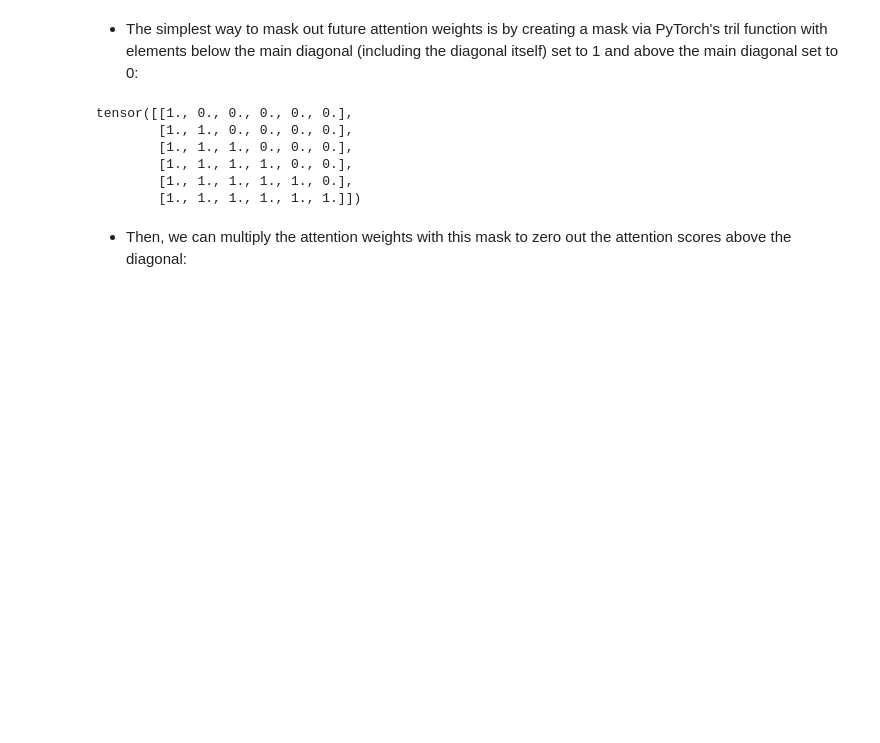
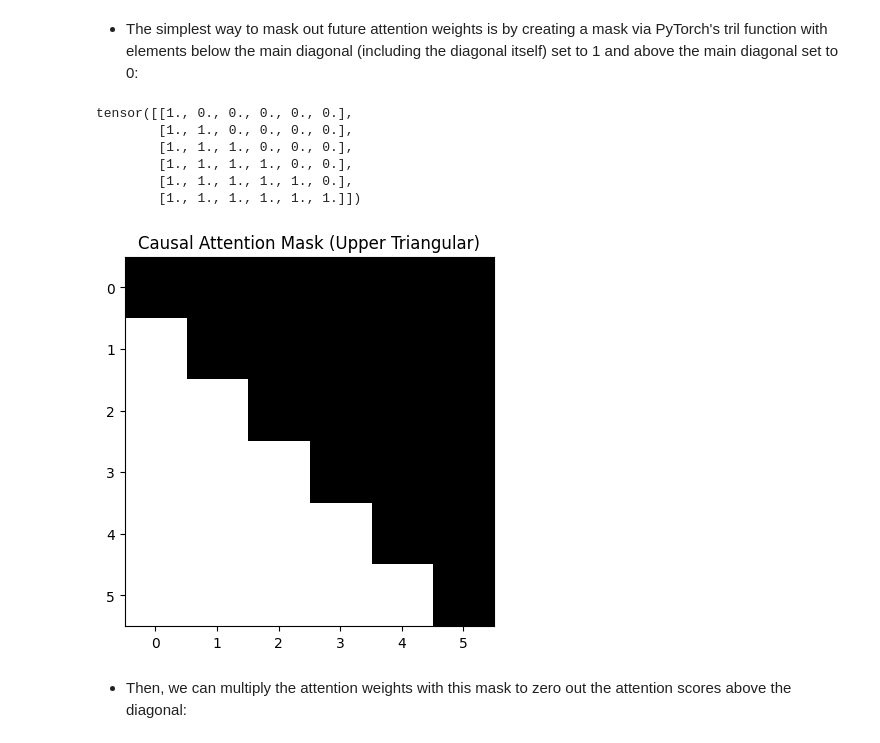
Before and after one commit to alielkassas/gpt-from-scratch, a Jupyter notebook: M03/M03.ipynb, the cells around one changed output. Saved outputs shown, nothing was run; the diff lists cells and outputs as text; code cells hidden in the pictures; blank space fills up the shorter version.

Commit message:
attention mask vis added

```diff
--- a/M03/M03.ipynb
+++ b/M03/M03.ipynb
@@ -495,6 +495,14 @@ tensor([[1., 0., 0., 0., 0., 0.],
         [1., 1., 1., 1., 0., 0.],
         [1., 1., 1., 1., 1., 0.],
         [1., 1., 1., 1., 1., 1.]])
+# %%
+import matplotlib.pyplot as plt
+plt.imshow(mask_simple.T.numpy(), cmap='binary')
+plt.title("Causal Attention Mask (Upper Triangular)")
+plt.xticks(range(context_length))
+plt.yticks(range(context_length));
+# %% [output]
+[figure, added]
 # %% [markdown]
 - Then, we can multiply the attention weights with this mask to zero out the attention scores above the diagonal:
 # %%
```
